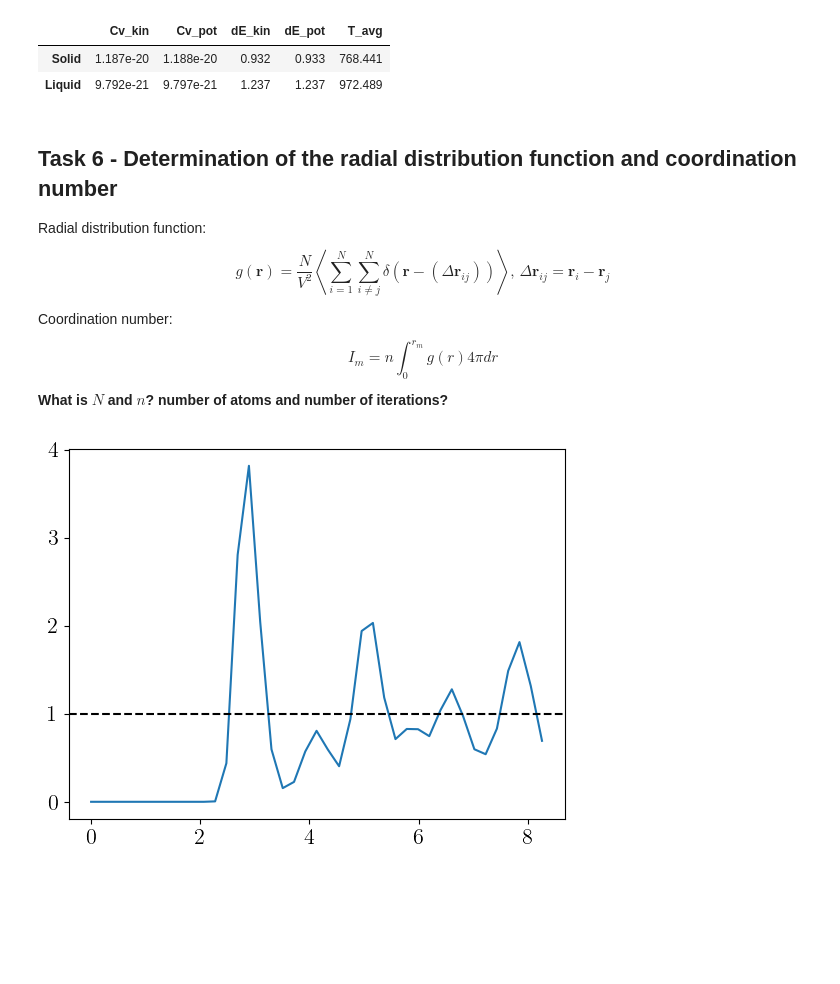
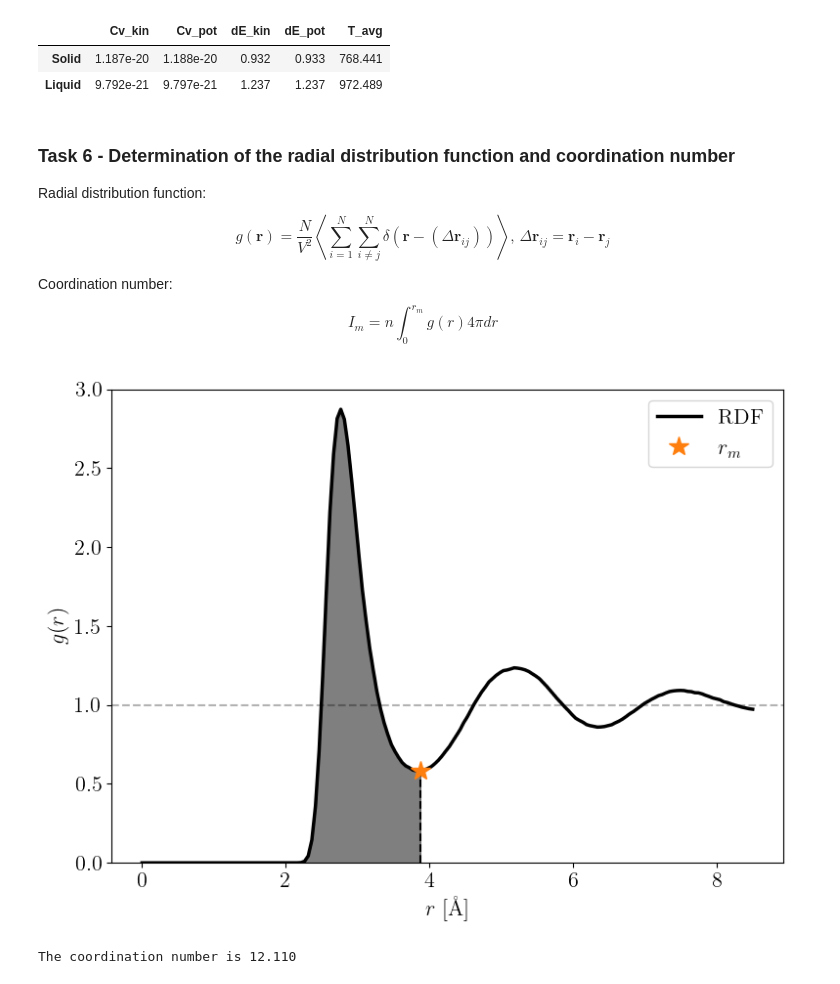
Before and after one commit to stommen/fka122-homeworks, a Jupyter notebook: H1/analyzer.ipynb, the cells around one changed output. Drawn from its saved outputs; the diff is of its cells as text; code cells hidden in the pictures; blank space fills up the shorter version.

Commit message:
rdist problem solved

```diff
--- a/H1/analyzer.ipynb
+++ b/H1/analyzer.ipynb
@@ -327,57 +327,37 @@ display(results)
 | Solid | 1.187e-20 | 1.188e-20 | 0.932 | 0.933 | 768.441 |
 | Liquid | 9.792e-21 | 9.797e-21 | 1.237 | 1.237 | 972.489 |
 # %% [markdown]
-## Task 6 - Determination of the radial distribution function and coordination number
+### Task 6 - Determination of the radial distribution function and coordination number
 
 Radial distribution function: $$g(\bm{r}) = \frac{N}{V^2} \left\langle\sum_{i=1}^N \sum_{i\neq j}^N \delta(\bm{r} - (\Delta\bm{r}_{ij}))\right\rangle,\,\Delta\bm{r}_{ij} = \bm{r}_i  - \bm{r}_j$$
 
 
 Coordination number: $$I_m = n \int_0^{r_m}g(r)4\pi dr$$
- **What is $N$ and $n$? number of atoms and number of iterations?**
-# %%
-# def dirac_delta(x1, x2, epsilon = 1e-6):
-#     diff = x1 - x2
-#     if np.abs(diff) < epsilon:
-#         delta = 1
-#     else:
-#         delta = 0
-#     return delta
-
-# def radial_dist(data,dr, n_atoms = n_atoms,V = volume_unit_cell):
-#     rk = (k - 1/2) * dr
-#     n = len(data)
-#     g_k = np.zeros(n)
-    # for k in range(n):
-
-    # N_ideal = (n_atoms-1) / volume_unit_cell[-1] * 4 * np.pi * (k**2 - k + 1/3 ) * dr**3
-
-def N_ideal(data, bin_width, n_atoms, L):
-    V = np.power(data[-1, 7], 3)
-    n_bins = int(L / bin_width)
-    N_ideal = np.zeros(n_bins)
-    for k in range(n_bins):
-        N_ideal[k] = (n_atoms-1) / V * 4 * np.pi * (3*(k+1)**2 - 3*(k+1) + 1) * bin_width**3
-
-    return N_ideal
-
-def radial_dist(rdist_data):
-    N_bins = 82
-    its = 10000
-    t = np.arange(1, its+1).reshape(-1, 1)
-    t = np.tile(t, (1, N_bins))
-    print(np.sum(rdist_data[:, :-1], axis=1))
-    rdist_data_avg = np.cumsum(rdist_data, axis=0)[:, :-1][-1, :] / its
-
-    return rdist_data_avg
-
-L = 4.13 * 4 / 2
-N_ideal_3 = N_ideal(data_3[0], 0.1, n_atoms, L)
-
-rdist_data = np.genfromtxt('data/task_3/rdist_0.001_20000_10000.csv', delimiter=',')
-
-r = np.linspace(0, 4.13*2, 41)
-plt.plot(r, np.cumsum(rdist_data, axis=0)[-1, :]/10000)
-plt.axhline(1, color='k', linestyle='--')
-plt.show()
-# %% [output]
-[figure, removed]
+# %%
+a_0 = 4.25
+rdist_data = np.genfromtxt('data/task_4/rdist_0.001_50000_30000.csv', delimiter=',')
+rdist = np.cumsum(rdist_data, axis=0)[-1, :]/len(rdist_data)
+
+r = np.linspace(0, a_0*2, 170)
+r_m_ind = np.argmin(rdist[50:]) + 50
+r_m = r[r_m_ind]
+n = n_atoms / np.power(4*a_0, 3)
+
+fig, ax = plt.subplots(figsize=(8, 6))
+plt.plot(r, rdist, 'k', label='RDF', lw=2.5)
+plt.axhline(1, color='k', linestyle='--', alpha=0.3)
+plt.axvline(r_m, ymin=0, ymax=0.2, color='k', linestyle='--')
+plt.plot(r[r_m_ind], rdist[r_m_ind], '*', color='tab:orange', markersize=15, label='$r_m$')
+plt.fill_between(r[:r_m_ind+1], rdist[:r_m_ind+1], alpha=0.5, color='k')
+plt.ylim(0, 3)
+plt.xlabel('$r$ [Å]')
+plt.ylabel('$g(r)$')
+plt.legend(loc='upper right')
+plt.tight_layout()
+plt.show()
+
+I_r = 4 * n * np.pi * np.trapezoid(rdist[:r_m_ind] * r[:r_m_ind]**2, r[:r_m_ind])
+print(f'The coordination number is {I_r:.3f}')
+# %% [output]
+[figure, added]
+The coordination number is 12.110
```
Also changed, not shown: parts of 1 cell of this notebook, 1 other file.
